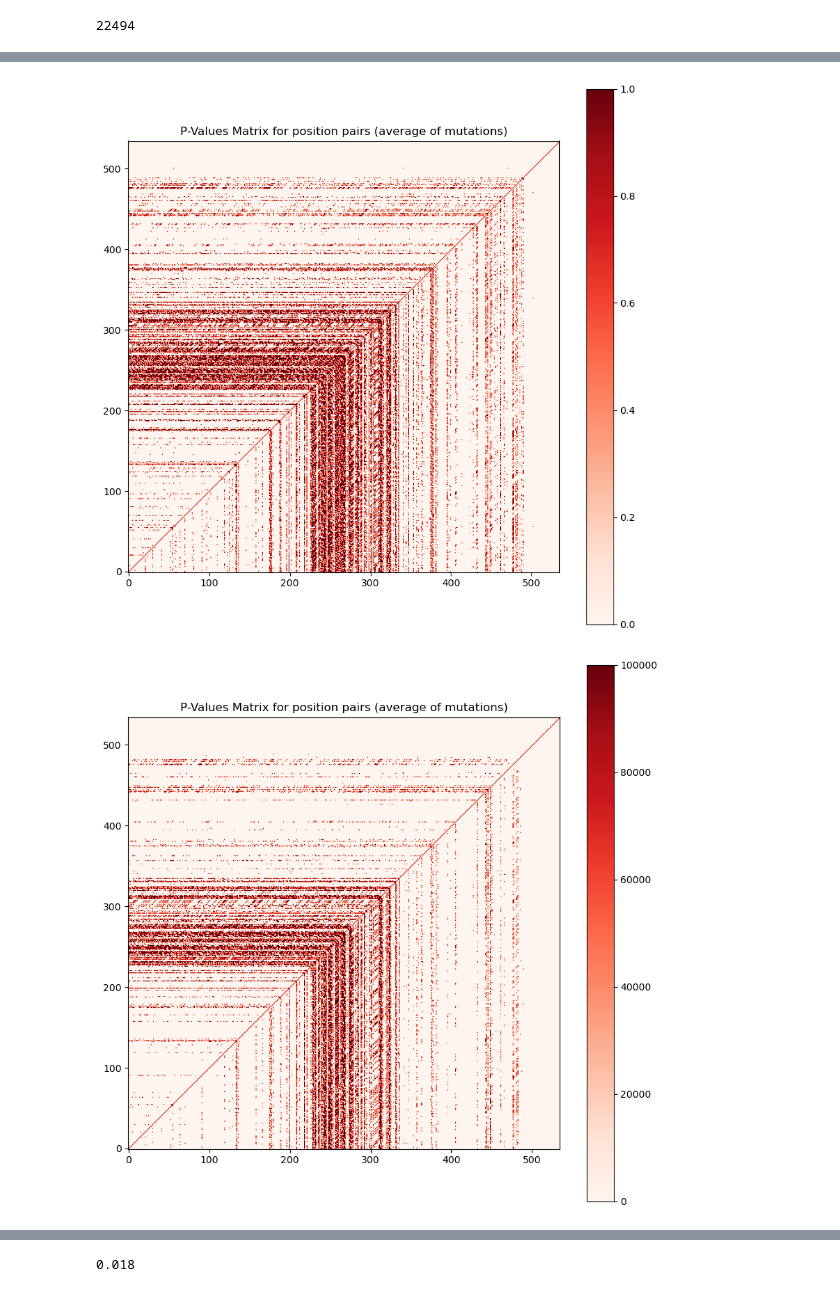
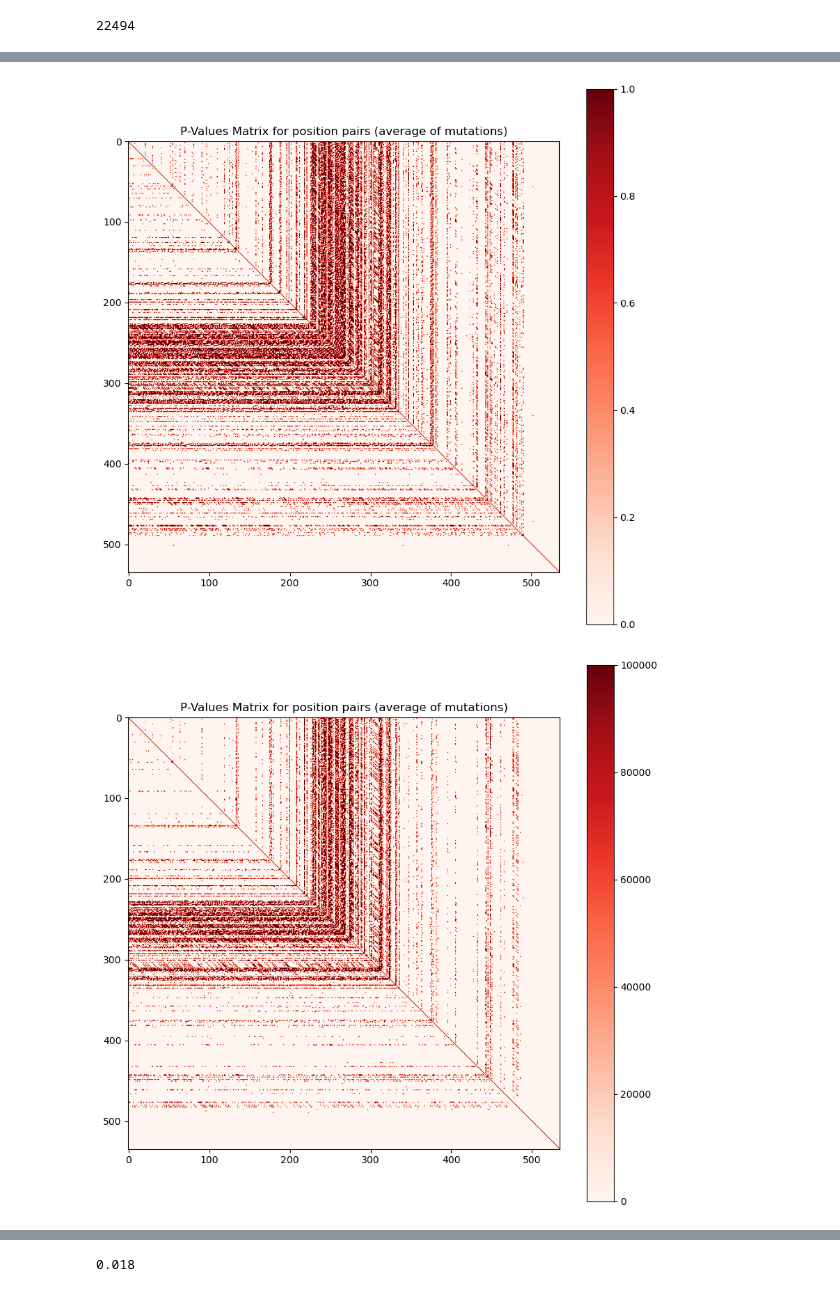
Before and after one commit to JoshuaGensel/MIME_ML, a Jupyter notebook: src/experimental_analysis.ipynb, the cells around one changed output, grey strips where cells are left out. Saved outputs shown, nothing was run; the diff lists cells and outputs as text; code cells hidden in the pictures.

```diff
--- a/src/experimental_analysis.ipynb
+++ b/src/experimental_analysis.ipynb
@@ -475,23 +477,23 @@ plt.show()
 # %%
 # plot p-values matrix as heatmap with significance
 plt.figure(figsize=(10, 10))
 plt.imshow(p_values_matrix < 0.008, cmap='Reds')
 # invert y axis to match sequence
-plt.gca().invert_yaxis()
+# plt.gca().invert_yaxis()
 plt.colorbar()
 plt.title('P-Values Matrix for position pairs (average of mutations)')
 plt.show()
 # %% [output]
-[figure, old version]
+[figure, new version]
 # %%
 # plot heatmap of p values < benjamini-hochberg threshold
 plt.figure(figsize=(10, 10))
 epsilon = 0.00001
 plt.imshow((1/(p_values_matrix+epsilon) * (p_values_matrix < 0.008)), cmap='Reds')
 # invert y axis to match sequence
-plt.gca().invert_yaxis()
+# plt.gca().invert_yaxis()
 plt.colorbar()
 plt.title('P-Values Matrix for position pairs (average of mutations)')
 plt.show()
 # %% [output]
-[figure, old version]
+[figure, new version]
```
Also changed, not shown: parts of 11 cells of this notebook, 1 other file.
